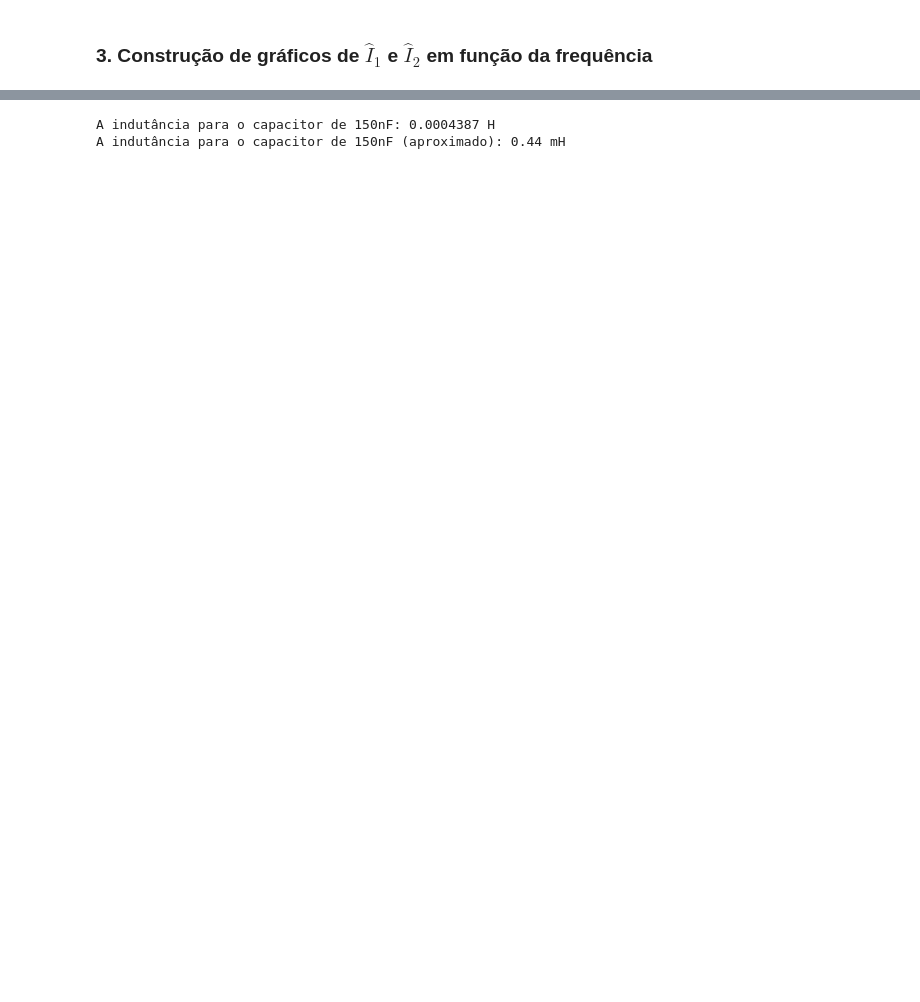
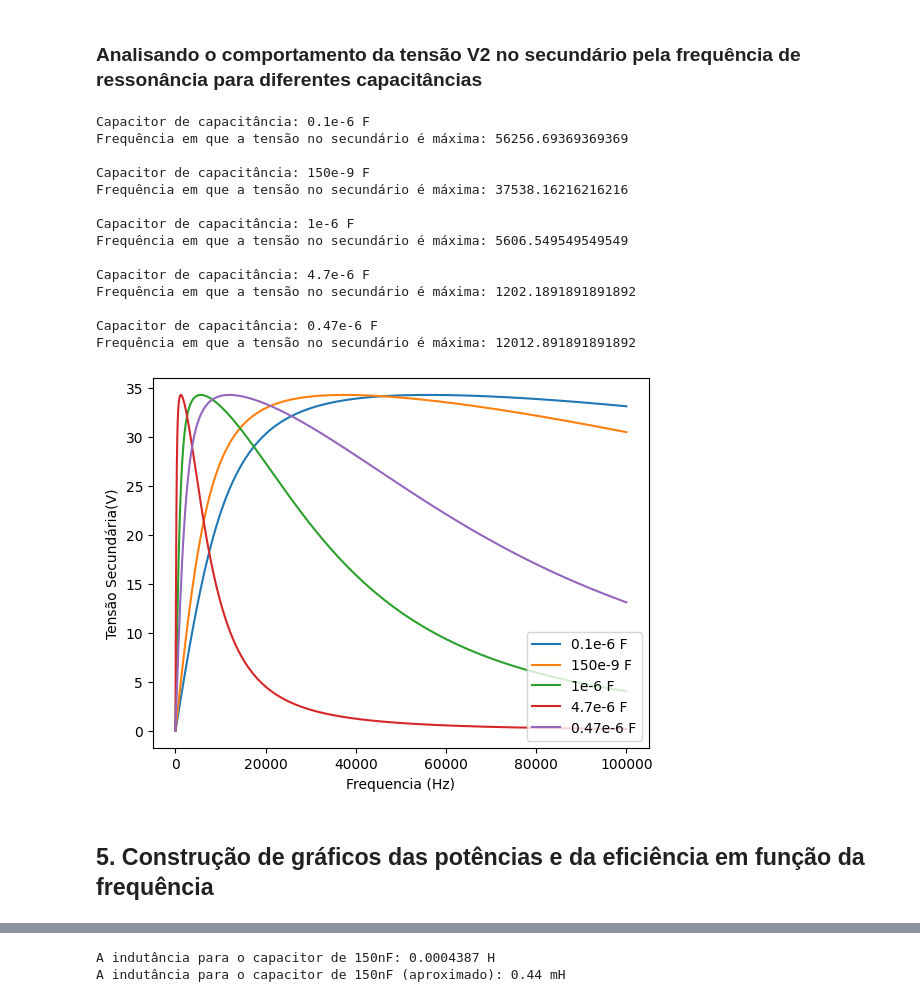
Before and after one commit to gustavoeso/Projeto_mag_2023.2, a Jupyter notebook: projeto.ipynb, the cells around one changed output, grey strips where cells are left out. Drawn from its saved outputs; the diff is of its cells as text; code cells hidden in the pictures; blank space fills up the shorter version.

```diff
--- a/projeto.ipynb
+++ b/projeto.ipynb
@@ -95,2 +273,53 @@ https://www.circuitlab.com/circuit/jvdk2ygpev75/circuito_eletromag/
+# %% [markdown]
+### Analisando o comportamento da tensão V2 no secundário pela frequência de ressonância para diferentes capacitâncias
+# %%
+Rc = 100
+lista_freq_r = np.linspace(1, 100000, 1000)
+lista_V2 = []
+lista_C = [0.1e-6, 150e-9, 1e-6, 4.7e-6, 0.47e-6]
+for C in lista_C:
+    lista_V2_individual = []
+    for freq in lista_freq_r:
+        # Cálculo da capacitância
+        L = 1/((freq**2)*(4*pi**2)*C)
+        I1, I2 = CalcularTransformador_projeto(v1, 1, 1, Rc, L, C, 0.2, freq)
+        #Cálculo da tensão no secundário
+        XC = 1/(1j*freq*2*pi*C)
+        V2 = I2*((Rc*XC)/(Rc+XC))
+        lista_V2_individual.append(abs(V2))
+    lista_V2.append(lista_V2_individual)
+
+# Criando uma lista para as legendas do gráfico
+lista_legendas = ["0.1e-6 F", "150e-9 F", "1e-6 F", "4.7e-6 F", "0.47e-6 F"]
+
+# Plot de V2 por freq para cada valor de L
+i = 0
+for lista_V2_individual in lista_V2:
+    print(f'Capacitor de capacitância: {lista_legendas[i]}')
+    index_max = lista_V2_individual.index(max(lista_V2_individual))
+    print(f'Frequência em que a tensão no secundário é máxima: {lista_freq_r[index_max]}\n')
+    plt.plot(lista_freq_r, lista_V2_individual, label=lista_legendas[i])
+    i += 1
+plt.xlabel("Frequencia (Hz)")
+plt.ylabel("Tensão Secundária(V)")
+# plt.xlim(1, 20000)
+plt.legend(loc='lower right')
+plt.show()
+# %% [output]
+Capacitor de capacitância: 0.1e-6 F
+Frequência em que a tensão no secundário é máxima: 56256.69369369369
+
+Capacitor de capacitância: 150e-9 F
+Frequência em que a tensão no secundário é máxima: 37538.16216216216
+
+Capacitor de capacitância: 1e-6 F
+Frequência em que a tensão no secundário é máxima: 5606.549549549549
+
+Capacitor de capacitância: 4.7e-6 F
+Frequência em que a tensão no secundário é máxima: 1202.1891891891892
+
+Capacitor de capacitância: 0.47e-6 F
+Frequência em que a tensão no secundário é máxima: 12012.891891891892
+[figure, added]
 # %% [markdown]
-### 3. Construção de gráficos de $\hat I_1$ e $\hat I_2$ em função da frequência
+## 5. Construção de gráficos das potências e da eficiência em função da frequência
```
Also changed, not shown: parts of 49 cells of this notebook, 1 other file.
